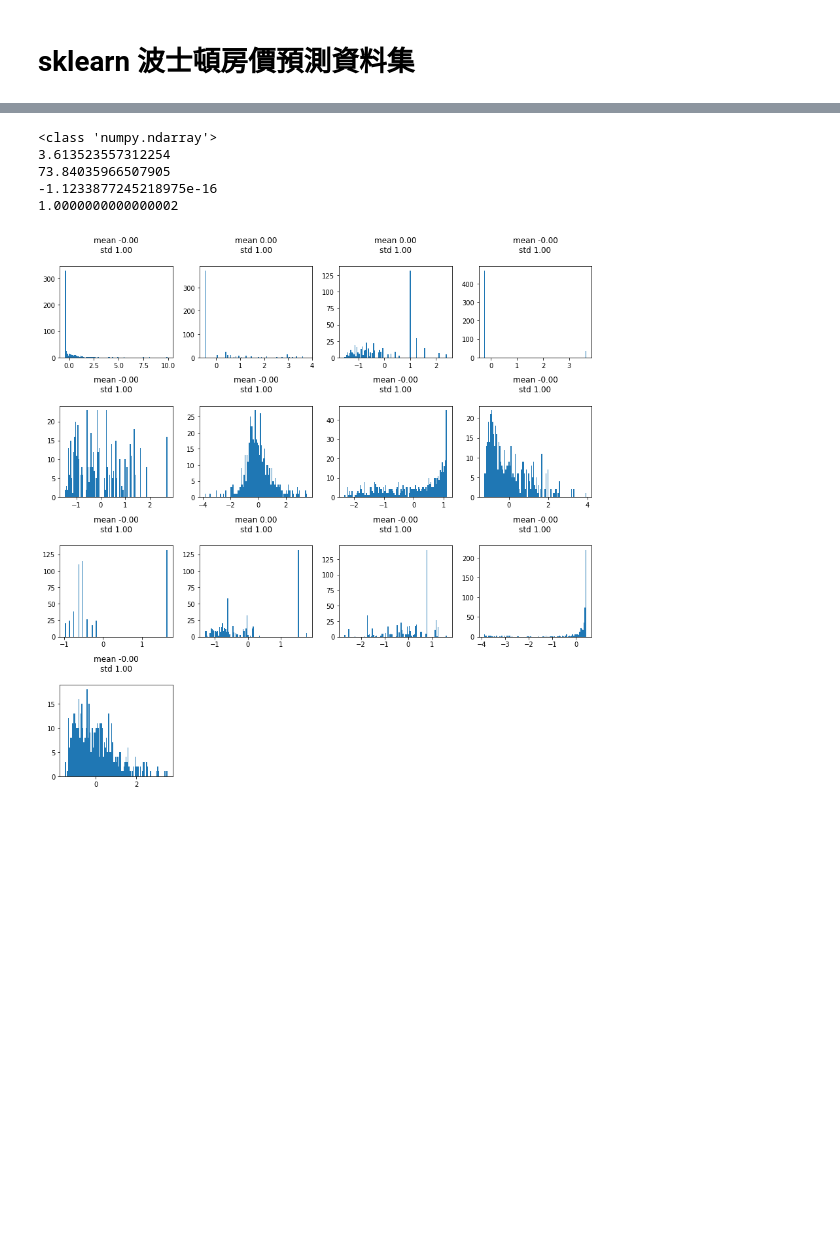
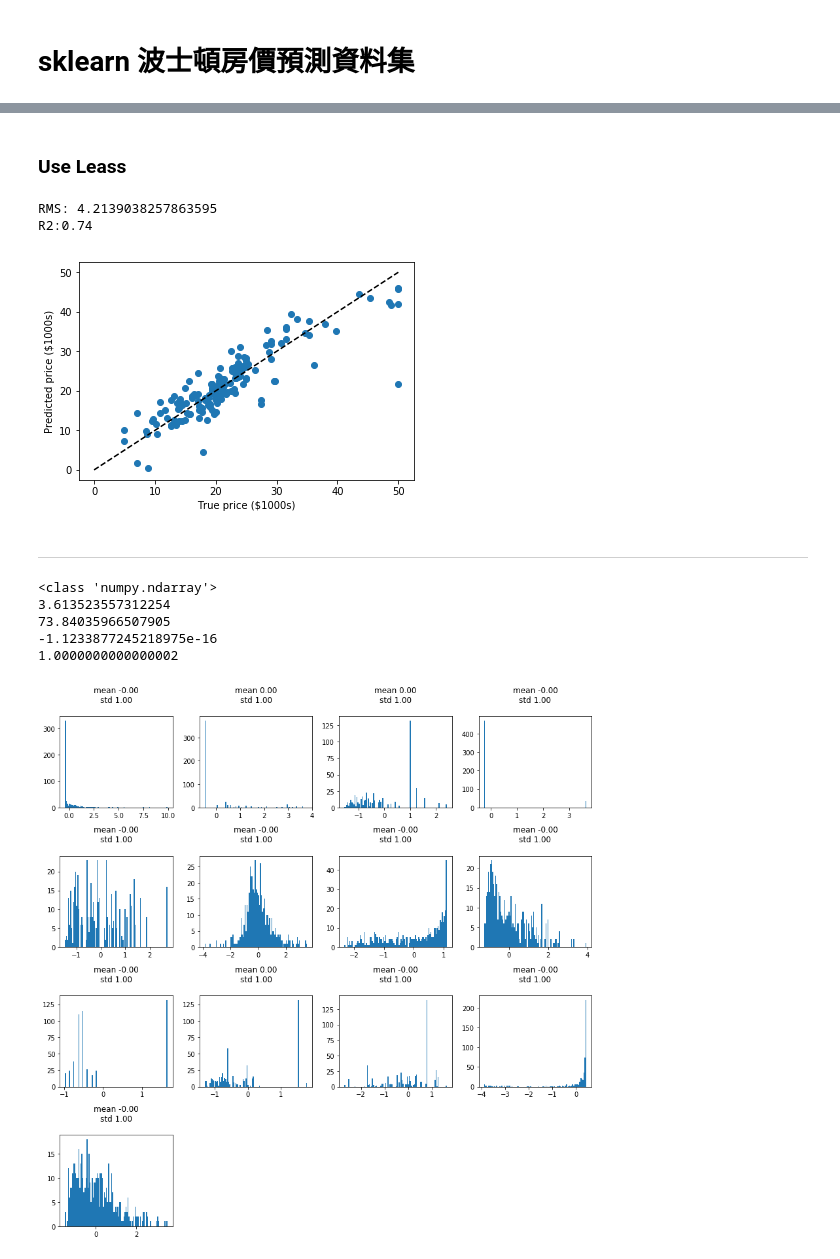
Before and after one commit to neohung/ml_note, a Jupyter notebook: lesson/ML2_Linear_Regression_overfitting.ipynb, the cells around one changed output, grey strips where cells are left out. Cells and saved outputs as stored; diff of their text form; code cells hidden in the pictures; blank space fills up the shorter version.

```diff
--- a/lesson/ML2_Linear_Regression_overfitting.ipynb
+++ b/lesson/ML2_Linear_Regression_overfitting.ipynb
@@ -585,3 +627,28 @@ array([ 18. ,   0. ,   0. ,   0. ,   0. ,   0. ,  12.5,  12.5,  12.5,
+# %% [markdown]
+### Use Leass
+# %%
+from sklearn.linear_model import Lasso
+from sklearn import preprocessing
+data_norm = preprocessing.scale(data_add_features,axis=1)
+X_train, X_test, y_train, y_test = train_test_split(data_norm, y, test_size=0.33, random_state= 42, shuffle=True)
+model = Lasso(alpha=0.0001)
+
+model.fit(X_train,y_train)
+y_pred = model.predict(X_test)
+%matplotlib inline
+plt.scatter(y_test, y_pred)
+plt.plot([0, 50], [0, 50],'--k')
+plt.axis('tight')
+plt.xlabel('True price ($1000s)')
+plt.ylabel('Predicted price ($1000s)')
+print("RMS:", np.sqrt(np.mean((y_pred - y_test) ** 2)))
+print('R2:%.2f'%metrics.r2_score(y_pred, y_test))
+# %% [output]
+RMS: 4.2139038257863595
+R2:0.74
+[figure, added]
+# %% [markdown]
+***
 # %%
 # Draw Data first
 from matplotlib.pylab import rcParams
```
Also changed, not shown: parts of 11 cells of this notebook, 2 other files.
